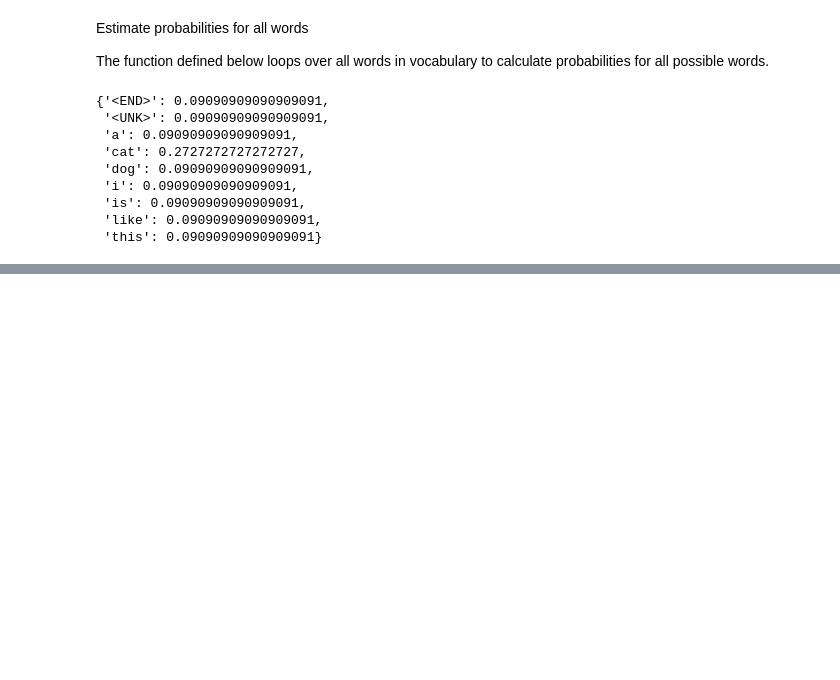
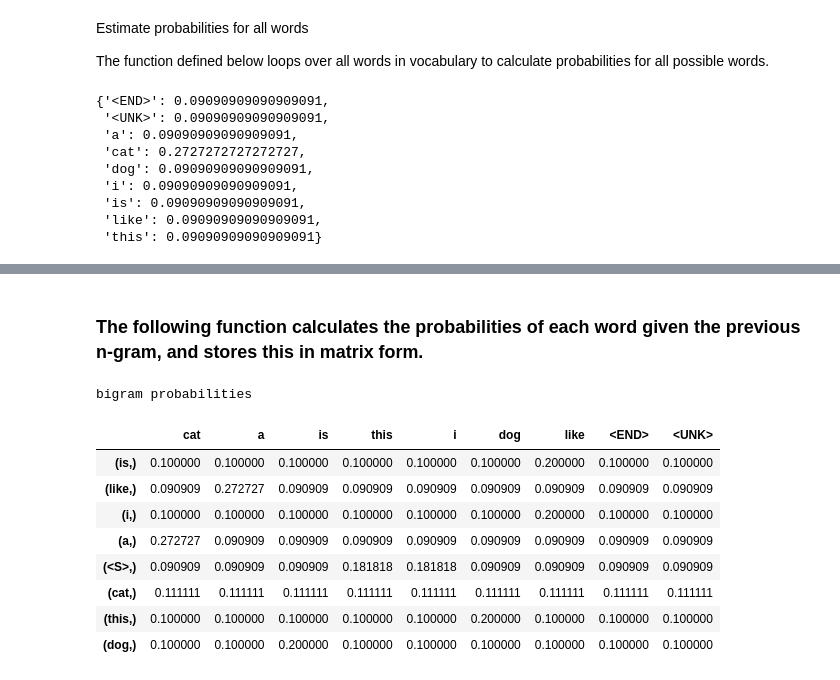
Before and after one commit to DrAlexSanz/NLP-SPEC-C2, a Jupyter notebook: W3/Assignment_3.ipynb, the cells around one changed output, grey strips where cells are left out. Saved outputs shown, nothing was run; the diff lists cells and outputs as text; code cells hidden in the pictures; blank space fills up the shorter version.

```diff
--- a/W3/Assignment_3.ipynb
+++ b/W3/Assignment_3.ipynb
@@ -614,0 +697,2 @@ estimate_all_probabilities("a", unigram_counts, bigram_counts, unique_words, k=1
+# %% [markdown]
+### The following function calculates the probabilities of each word given the previous n-gram, and stores this in matrix form.
@@ -614,0 +706,18 @@ estimate_all_probabilities("a", unigram_counts, bigram_counts, unique_words, k=1
+# %%
+sentences = [['i', 'like', 'a', 'cat'],
+                 ['this', 'dog', 'is', 'like', 'a', 'cat']]
+unique_words = list(set(sentences[0] + sentences[1]))
+bigram_counts = count_n_grams(sentences, 2)
+print("bigram probabilities")
+display(make_probability_matrix(bigram_counts, unique_words, k = 1))
+# %% [output]
+bigram probabilities
+|  | cat | a | is | this | i | dog | like | <END> | <UNK> |
+| (is,) | 0.100000 | 0.100000 | 0.100000 | 0.100000 | 0.100000 | 0.100000 | 0.200000 | 0.100000 | 0.100000 |
+| (like,) | 0.090909 | 0.272727 | 0.090909 | 0.090909 | 0.090909 | 0.090909 | 0.090909 | 0.090909 | 0.090909 |
+| (i,) | 0.100000 | 0.100000 | 0.100000 | 0.100000 | 0.100000 | 0.100000 | 0.200000 | 0.100000 | 0.100000 |
+| (a,) | 0.272727 | 0.090909 | 0.090909 | 0.090909 | 0.090909 | 0.090909 | 0.090909 | 0.090909 | 0.090909 |
+| (<S>,) | 0.090909 | 0.090909 | 0.090909 | 0.181818 | 0.181818 | 0.090909 | 0.090909 | 0.090909 | 0.090909 |
+| (cat,) | 0.111111 | 0.111111 | 0.111111 | 0.111111 | 0.111111 | 0.111111 | 0.111111 | 0.111111 | 0.111111 |
+| (this,) | 0.100000 | 0.100000 | 0.100000 | 0.100000 | 0.100000 | 0.200000 | 0.100000 | 0.100000 | 0.100000 |
+| (dog,) | 0.100000 | 0.100000 | 0.200000 | 0.100000 | 0.100000 | 0.100000 | 0.100000 | 0.100000 | 0.100000 |
```
Also changed, not shown: parts of 7 cells of this notebook.
